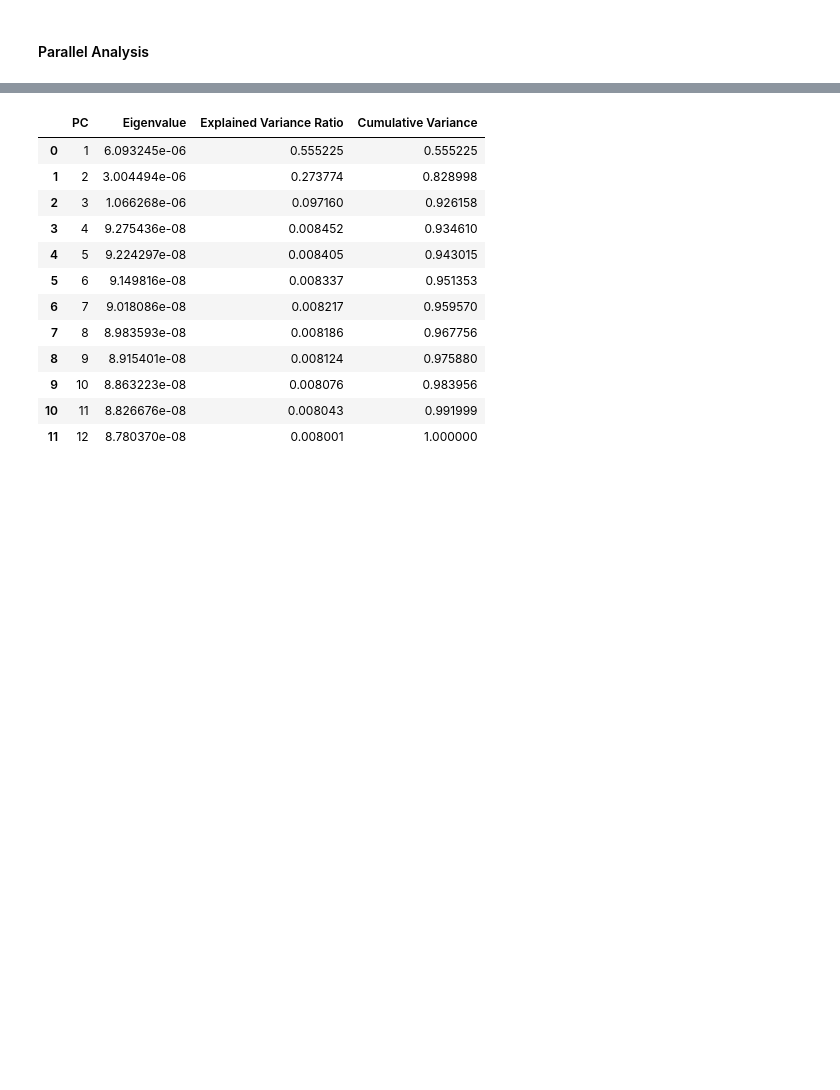
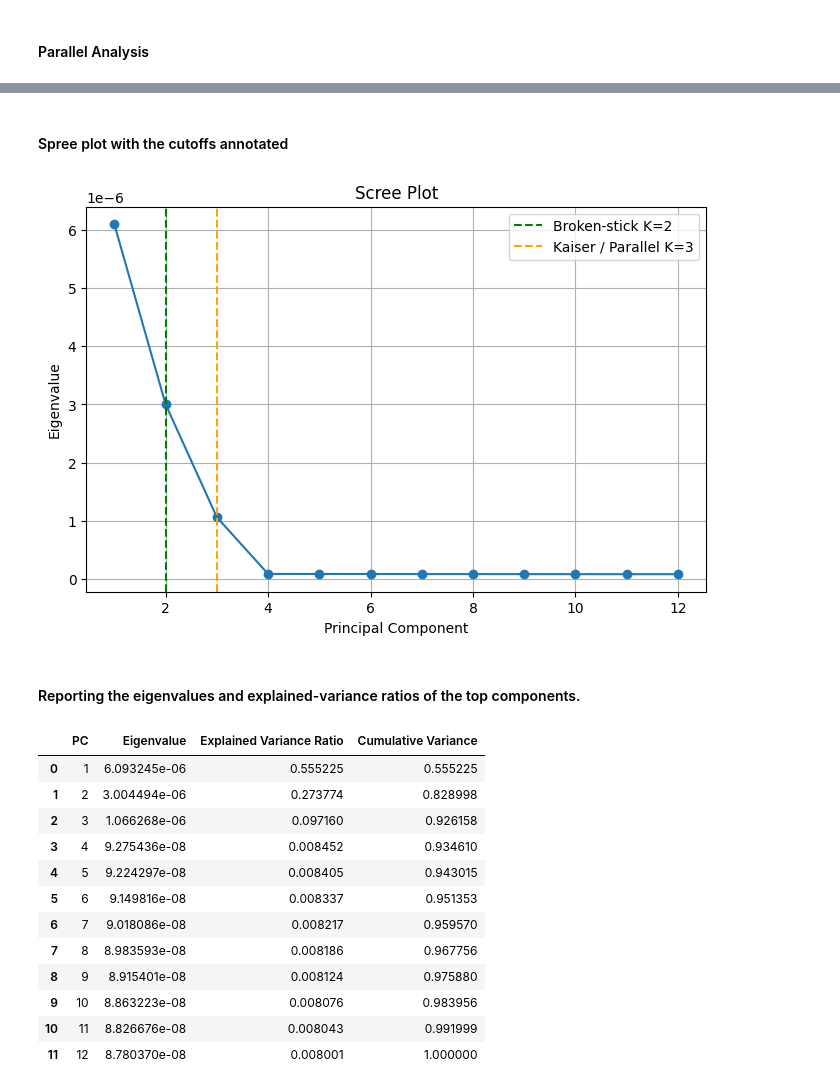
Before and after one commit to tiya27/The-Phantom-Lattice, a Jupyter notebook: Part1/part1.ipynb, the cells around one changed output, grey strips where cells are left out. Cells and saved outputs as stored; diff of their text form; code cells hidden in the pictures; blank space fills up the shorter version.

```diff
--- a/Task1/task1.ipynb
+++ b/Part1/part1.ipynb
@@ -292,5 +306,31 @@ PC12: real=8.780e-08, threshold=6.513e-07, keep=False
 Parallel Analysis K = 3
 [figure]
+# %% [markdown]
+#### Spree plot with the cutoffs annotated
+# %%
+plt.figure(figsize=(8,5))
+
+plt.plot(
+    range(1, len(eigenvalues)+1),
+    eigenvalues,
+    marker='o'
+)
+
+plt.xlabel("Principal Component")
+plt.ylabel("Eigenvalue")
+plt.title("Scree Plot")
+plt.grid(True)
+
+# Annotate criterion cutoffs
+plt.axvline(x=2, color='green',  linestyle='--', label='Broken-stick K=2')
+plt.axvline(x=3, color='orange', linestyle='--', label='Kaiser / Parallel K=3')
+plt.legend()
+
+plt.show()
+# %% [output]
+[figure, added]
+# %% [markdown]
+#### Reporting the eigenvalues and explained-variance ratios of the top components.
 # %%
 results = pd.DataFrame({
     "PC": range(1,13),
```
Also changed, not shown: parts of 26 cells of this notebook.
